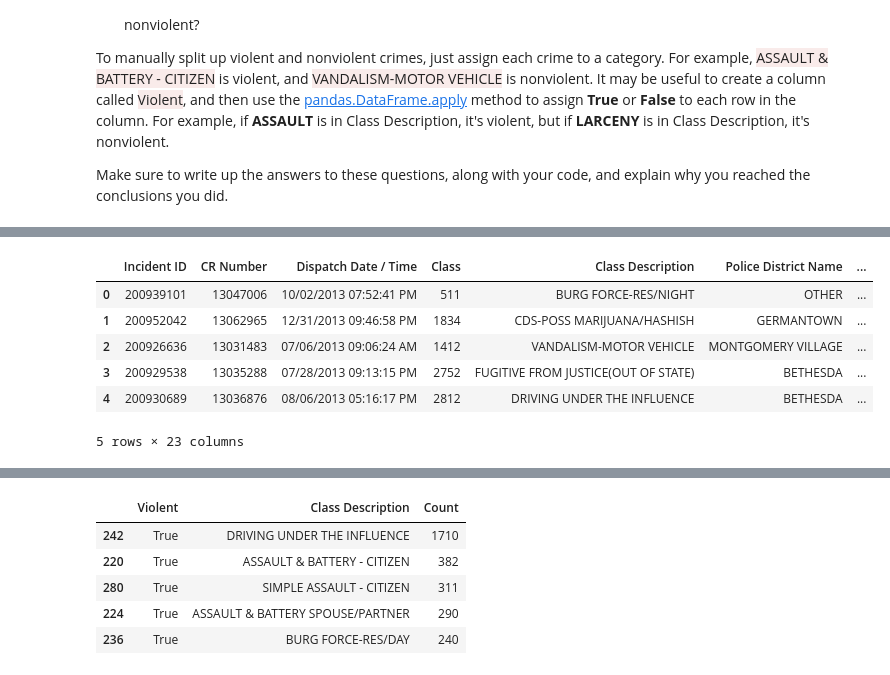
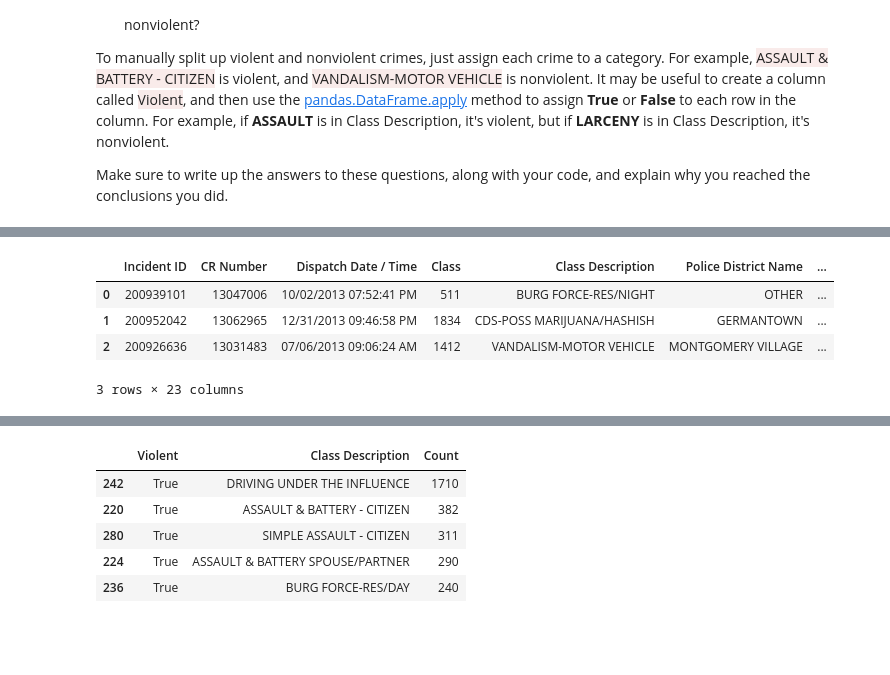
Before and after one commit to adrianabenicio/MontgomeryCrimes, a Jupyter notebook: Project #1 Finding Patterns in Crime.ipynb, the cells around one changed output, grey strips where cells are left out. Drawn from its saved outputs; the diff is of its cells as text; code cells hidden in the pictures; blank space fills up the shorter version.

```diff
--- a/Project #1 Finding Patterns in Crime.ipynb
+++ b/Project #1 Finding Patterns in Crime.ipynb
@@ -182,23 +397,23 @@ group_classes.sort_values(by='Count').head(5) #Five least common (but there are
 # %%
+#Can you split the types of crimes manually into "Violent" and "Nonviolent"?
+
 keywords = ['ASSAULT','RAPE','HOMICIDE','ARSON','ABUSE','KIDNAPPING','AGG ASSLT','DRIVING UNDER',
             'BURG FORCE','BOMB','FIRE OTHER','ROB ','SEX OFFENDER']
 
 def is_violent(row):
     class_description = row["Class Description"]
     if any(word in class_description for word in keywords):
         return True
     else:
         return False
 
 violent = crimes.apply(is_violent, axis=1)
 crimes['Violent'] = violent
 
-crimes.head(5)
+crimes.head(3)
 # %% [output]
 |  | Incident ID | CR Number | Dispatch Date / Time | Class | Class Description | Police District Name | ... |
 | 0 | 200939101 | 13047006 | 10/02/2013 07:52:41 PM | 511 | BURG FORCE-RES/NIGHT | OTHER | ... |
 | 1 | 200952042 | 13062965 | 12/31/2013 09:46:58 PM | 1834 | CDS-POSS MARIJUANA/HASHISH | GERMANTOWN | ... |
 | 2 | 200926636 | 13031483 | 07/06/2013 09:06:24 AM | 1412 | VANDALISM-MOTOR VEHICLE | MONTGOMERY VILLAGE | ... |
-| 3 | 200929538 | 13035288 | 07/28/2013 09:13:15 PM | 2752 | FUGITIVE FROM JUSTICE(OUT OF STATE) | BETHESDA | ... |
-| 4 | 200930689 | 13036876 | 08/06/2013 05:16:17 PM | 2812 | DRIVING UNDER THE INFLUENCE | BETHESDA | ... |
-5 rows × 23 columns
+3 rows × 23 columns
```
Also changed, not shown: parts of 20 cells of this notebook.
